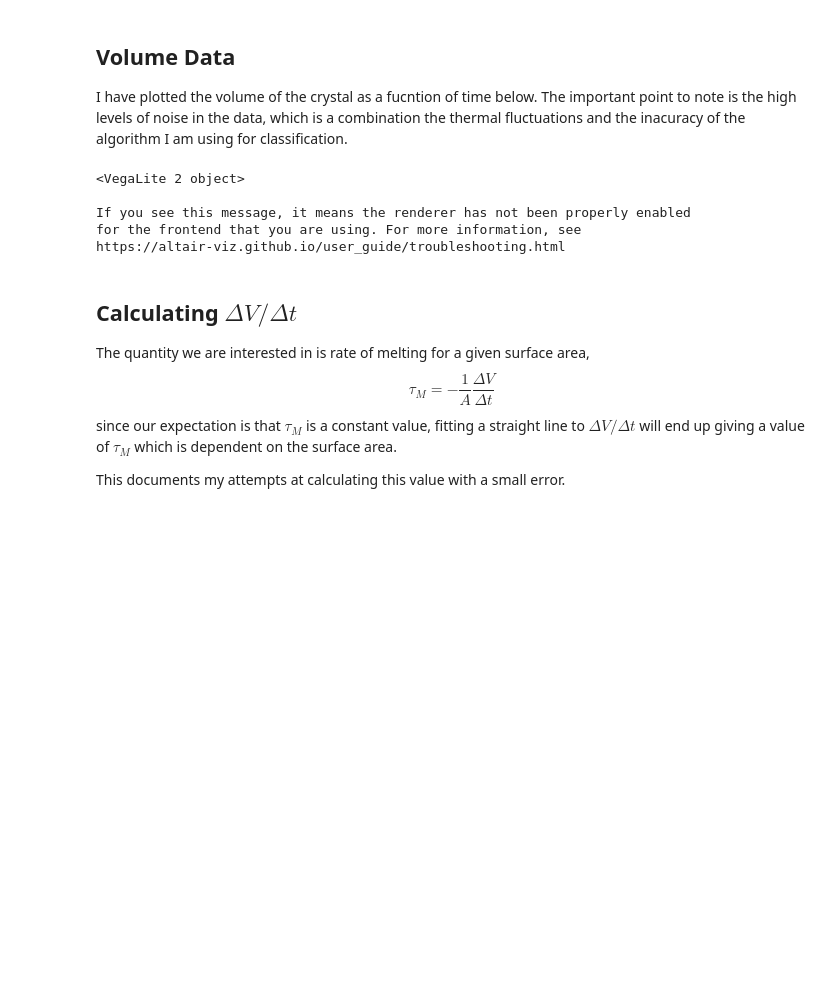
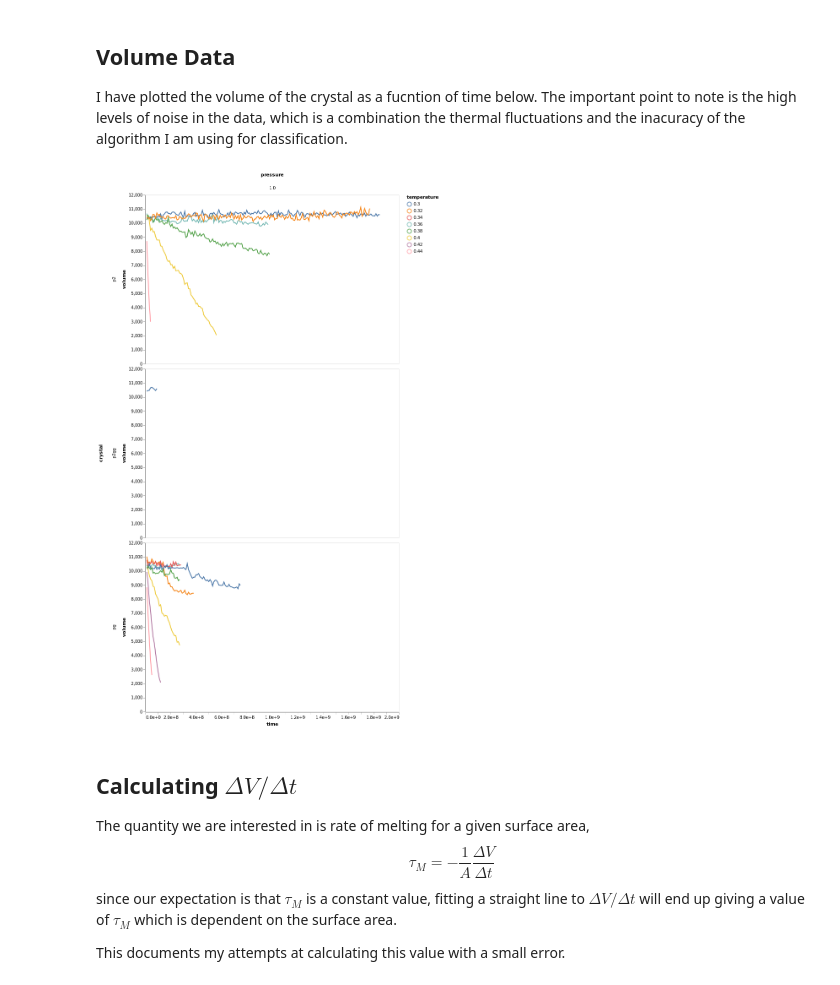
Before and after one commit to malramsay64/Crystal_Melting, a Jupyter notebook: notebooks/10_melting_rates.ipynb, the cells around one changed output. Saved outputs shown, nothing was run; the diff lists cells and outputs as text; code cells hidden in the pictures; blank space fills up the shorter version.

```diff
--- a/notebooks/10_melting_rates.ipynb
+++ b/notebooks/10_melting_rates.ipynb
@@ -39,21 +32,21 @@ time_df.dropna(inplace=True)
+# %%
+# Read file with melting data
+melting_df = pandas.read_hdf('../data/analysis/melting_clean.h5', 'fractions', mode='r')
 # %% [markdown]
 ## Volume Data
 
 I have plotted the volume of the crystal as a fucntion of time below. The important point to note is the high levels of noise in the data, which is a combination the thermal fluctuations and the inacuracy of the algorithm I am using for classification.
 # %%
-chart = alt.Chart(time_df).mark_line().encode(
+chart = alt.Chart(melting_df).mark_line().encode(
     x=alt.X('time:Q', axis=alt.Axis(format='e')),
     color='temperature:N',
     row='crystal:N',
+    column='pressure:N',
     y='volume:Q',
 )
 chart
 # %% [output]
-<VegaLite 2 object>
-
-If you see this message, it means the renderer has not been properly enabled
-for the frontend that you are using. For more information, see
-https://altair-viz.github.io/user_guide/troubleshooting.html
+[figure, added]
 # %%
 # chart.save('../figures/melting_Trimer-P1.00-p2.png')
 # %% [markdown]
```
Also changed, not shown: parts of 7 cells of this notebook.
